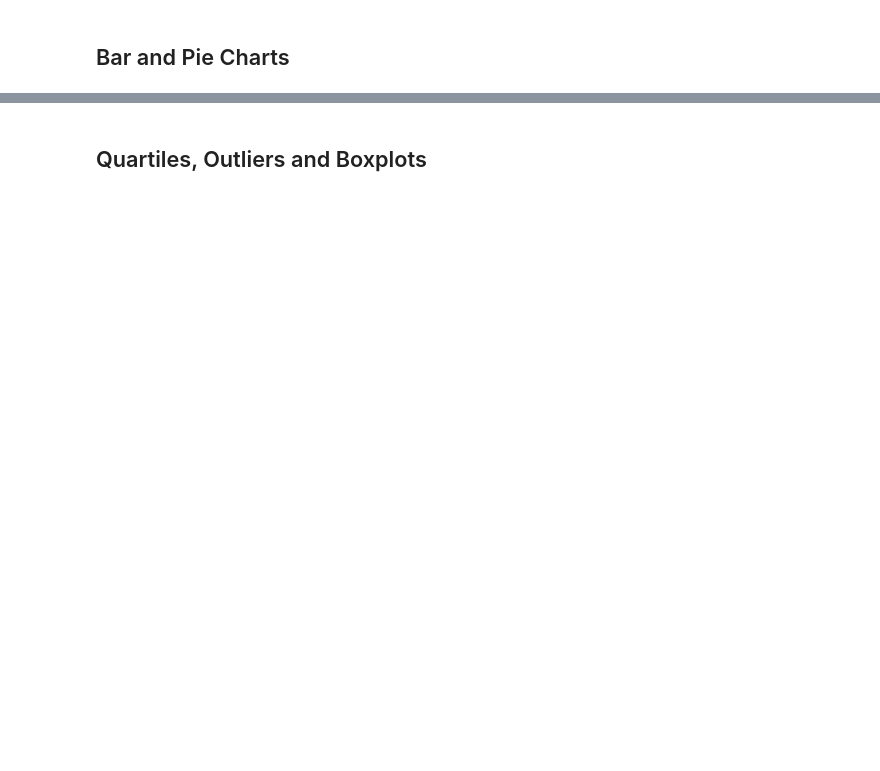
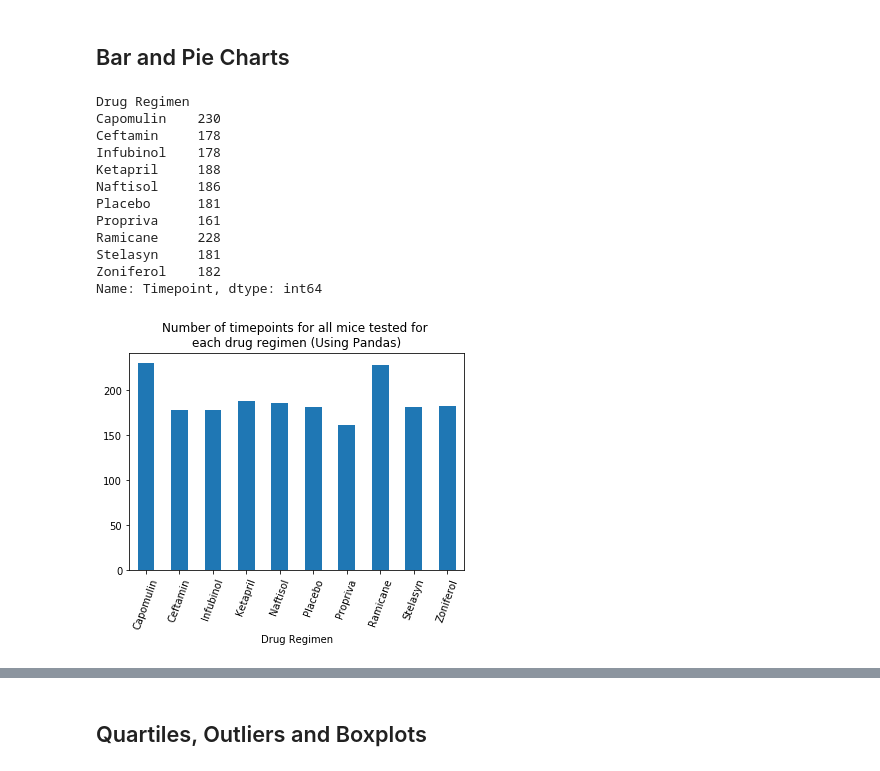
Before and after one commit to CanadianLatin/Challenge-05---Data-Visualization, a Jupyter notebook: pymaceuticals_starter.ipynb, the cells around one changed output, grey strips where cells are left out. Cells and saved outputs as stored; diff of their text form; code cells hidden in the pictures; blank space fills up the shorter version.

```diff
--- a/pymaceuticals_starter.ipynb
+++ b/pymaceuticals_starter.ipynb
@@ -325,5 +347,27 @@ Zoniferol     57.954259  73.324432
 ## Bar and Pie Charts
 # %%
 # Generate a bar plot showing the total number of timepoints for all mice tested for each drug regimen using Pandas.
+
+timepoints_plot = combined_data[["Drug Regimen", "Timepoint"]]
+
+timepoints_plot_groupped = timepoints_plot.groupby("Drug Regimen")['Timepoint'].count()
+print(timepoints_plot_groupped)
+
+timepoints_plot_groupped.plot.bar (x="Drug Regimen", y="Timepoint", rot=70, title="Number of timepoints for all mice tested for \neach drug regimen (Using Pandas)")
+plt.show()
+# %% [output]
+Drug Regimen
+Capomulin    230
+Ceftamin     178
+Infubinol    178
+Ketapril     188
+Naftisol     186
+Placebo      181
+Propriva     161
+Ramicane     228
+Stelasyn     181
+Zoniferol    182
+Name: Timepoint, dtype: int64
+[figure, added]
 # %%
 # Generate a bar plot showing the total number of timepoints for all mice tested for each drug regimen using pyplot.
```
Also changed, not shown: parts of 16 cells of this notebook, 1 other file.
